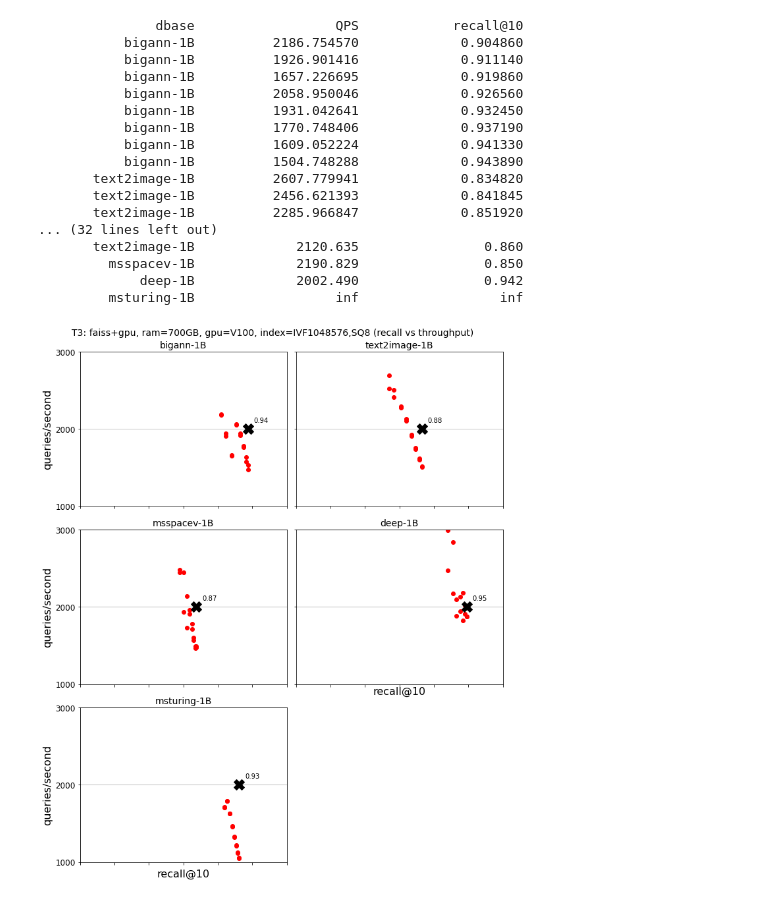
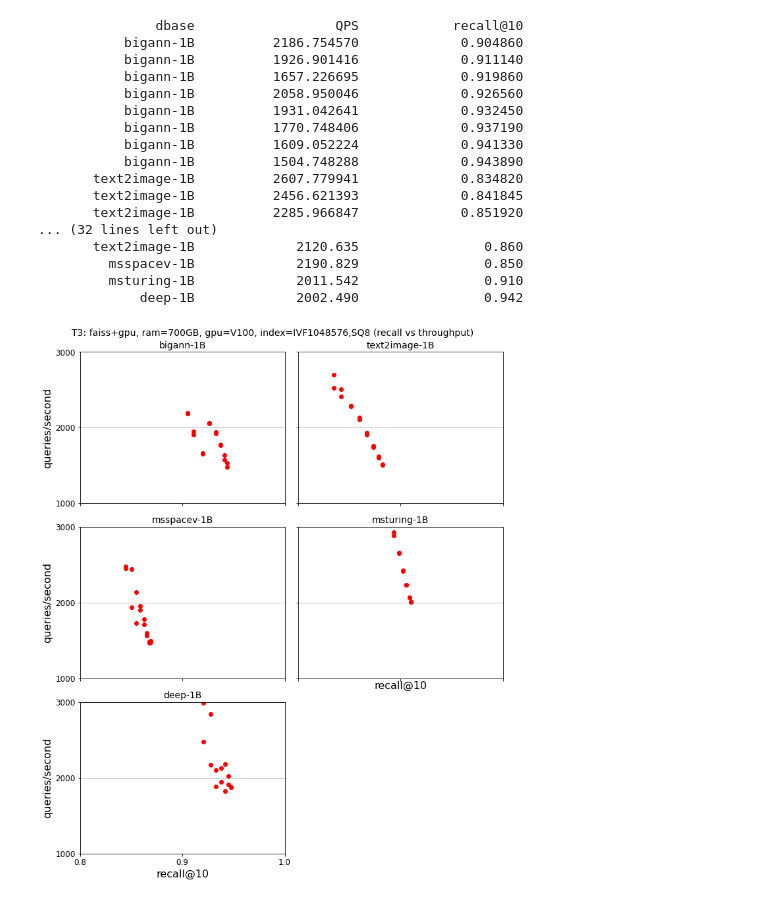
Before and after one commit to harsha-simhadri/big-ann-benchmarks, a Jupyter notebook: t3/notebooks/T3Analysis.ipynb, the cells around one changed output. Cells and saved outputs as stored; diff of their text form; code cells hidden in the pictures.

```diff
--- a/t3/notebooks/T3Analysis.ipynb
+++ b/t3/notebooks/T3Analysis.ipynb
@@ -120,7 +120,7 @@ for didx, dbname in enumerate(dbs):
 
         # get the gpu status to inform graphics
         gpu = runpdf["gpu"].tolist()
-        # bypass gpu
+        # bypass cpu
         if gpu[0]==0: continue
         color = [ 'red' if i==1 else 'blue' for i in gpu ]
         if gpu[0]==0: gpu_exclusive = False
@@ -143,8 +143,8 @@ for didx, dbname in enumerate(dbs):
             ax.set_xticklabels([])
         elif didx==3:
             ax = axs[1,1]
-            #ax.set_xticks([0.4,0.5,0.6,0.7,0.8,0.9,1.0])
-            #ax.set_xticklabels([ str(i) for i in [0.4,0.5,0.6,0.7,0.8,0.9,1.0]])
+            ax.set_xticks([0.8,0.9,1.0])
+            ax.set_xticklabels( [0.8,0.9,1.0])
             for l in ax.get_xaxis().get_majorticklabels():
                 l.set_visible(True)
             ax.set_xlabel("recall@10")
@@ -153,8 +153,8 @@ for didx, dbname in enumerate(dbs):
             ax = axs[2,0]
             ax.set_ylabel("queries/second")
             ax.set_xlabel("recall@10")
-            #ax.set_xticks([0.4,0.5,0.6,0.7,0.8,0.9,1.0])
-            #ax.set_xticklabels([ str(i) for i in [0.4,0.5,0.6,0.7,0.8,0.9,1.0]])
+            ax.set_xticks([0.8,0.9,1.0])
+            ax.set_xticklabels( [0.8,0.9,1.0])
             for l in ax.get_xaxis().get_majorticklabels():
                 l.set_visible(True)
 
@@ -166,7 +166,7 @@ for didx, dbname in enumerate(dbs):
         #ax.set_xlim([0.4,1.0])
         ax.set_ylim([1000,3000])
         ax.set_yticks([1000,2000,3000])
-        ax.set_xlim([0.7,1.0])
+        ax.set_xlim([0.8,1.0])
 
         # get the legend shapes
         if gpu[didx]:
@@ -184,17 +184,18 @@ for didx, dbname in enumerate(dbs):
     qpss.columns = ['mean','min','max','count']
 
     # Interpolate at 90% recall to get operational qps
-    op_qps = np.interp(0.90, np.array(recalls['mean'].tolist()),
-                       np.array(qpss['mean'].tolist()))
-    #print("operation qps", dbname, op_qps)
+    #op_qps = np.interp(0.90, np.array(recalls['mean'].tolist()),
+    #                   np.array(qpss['mean'].tolist()))
 
-    # Interpolate recall@10 for 2K QPS
-    recall_at_2K = np.interp(2000,
-                                np.array(qpss['mean'].tolist()),
-                                np.array(recalls['mean'].tolist()) )
-    fn = interpolate.interp1d(np.array(qpss['mean'].tolist()),
-                              np.array(recalls['mean'].tolist()),
-                              kind='linear')
+    # Interpolate recall@10 for 2K QPS numpy
+    #recall_at_2K = np.interp(2000,
+    #                            np.array(qpss['mean'].tolist()),
+    #                            np.array(recalls['mean'].tolist()) )
+
+    # interpolate recall@10 at 2K QPS scipy
+    #fn = interpolate.interp1d(np.array(qpss['mean'].tolist()),
+    #                          np.array(recalls['mean'].tolist()),
+    #                          kind='linear')
     #recall_at_2K = fn(2000)
 
     # Print the avg recall@10 and QPS tables
@@ -209,7 +210,6 @@ for didx, dbname in enumerate(dbs):
 
         # Capture the first recall@10 greater than 2K QPS
         if qpss_arr[i]>2000 and qpss_arr[i]<baseline_recall_at_2K[dbname][0]:
-            #print("FOUND", qpss_arr[i])
             baseline_recall_at_2K[dbname] = (qpss_arr[i], recalls_arr[i] )
 
     # plot it using the right subplot axis
@@ -223,15 +223,17 @@ for didx, dbname in enumerate(dbs):
         ax = axs[1,1]
     elif didx==4:
         ax = axs[2,0]
-    ax.plot(recall_at_2K, 2000, 'X', markersize=16, color='black')
 
+    # Plot and annotate interpolation
+    # ax.plot(recall_at_2K, 2000, 'X', markersize=16, color='black')
+    #
     # label the interpolated point
-    label = "{:.2f}".format(recall_at_2K)
-    ax.annotate(label, # this is the text
-                 (recall_at_2K, 2000), # these are the coordinates to position the label
-                 textcoords="offset points", # how to position the text
-                 xytext=(20,10), # distance from text to points (x,y)
-                 ha='center')
+    #label = "interp={:.2f}".format(recall_at_2K)
+    #ax.annotate(label, # this is the text
+    #             (recall_at_2K, 2000), # these are the coordinates to position the label
+    #             textcoords="offset points", # how to position the text
+    #             xytext=(20,10), # distance from text to points (x,y)
+    #             ha='center')
 
     ax.set_title(dbname.replace("-T3",""))
     ax.grid(axis = 'y')
@@ -244,41 +246,44 @@ for didx, dbname in enumerate(dbs):
 
     plt.suptitle('T3: faiss+gpu, ram=700GB, gpu=V100, index=IVF1048576,SQ8 (recall vs throughput)')
 
+# Print the closest to 2K QPS
 print()
 row = ["dbase", "QPS", "recall@10"]
 print("{: >20} {: >20} {: >20}".format(*row))
 dbases = list(baseline_recall_at_2K.keys())
 for dbase in dbases:
     qpss = baseline_recall_at_2K[dbase][0]
     recall = baseline_recall_at_2K[dbase][1]
     row = [dbase.replace("-T3",""), "%2.3f" % qpss, "%2.3f" % recall]
     print("{: >20} {: >20} {: >20}".format(*row))
 
+# Remove unused subplot
 fig.delaxes(axs[2,1])
 
+# Finalize the plot
 plt.tight_layout()
 plt.show()
 fig.patch.set_alpha(1)
 fig.savefig("recall_vs_throughput_with_recall_at_2K.png",facecolor=fig.get_facecolor(), edgecolor='none', transparent=False)
 # %% [output]
                dbase                  QPS            recall@10
            bigann-1B          2186.754570             0.904860
            bigann-1B          1926.901416             0.911140
            bigann-1B          1657.226695             0.919860
            bigann-1B          2058.950046             0.926560
            bigann-1B          1931.042641             0.932450
            bigann-1B          1770.748406             0.937190
            bigann-1B          1609.052224             0.941330
            bigann-1B          1504.748288             0.943890
        text2image-1B          2607.779941             0.834820
        text2image-1B          2456.621393             0.841845
        text2image-1B          2285.966847             0.851920
 ... (32 lines left out)
        text2image-1B             2120.635                0.860
          msspacev-1B             2190.829                0.850
+         msturing-1B             2011.542                0.910
              deep-1B             2002.490                0.942
-         msturing-1B                  inf                  inf
-[figure, old version]
+[figure, new version]
 # %%
 # Individual dbase plots
 import matplotlib
```
Also changed, not shown: parts of 3 cells of this notebook.
